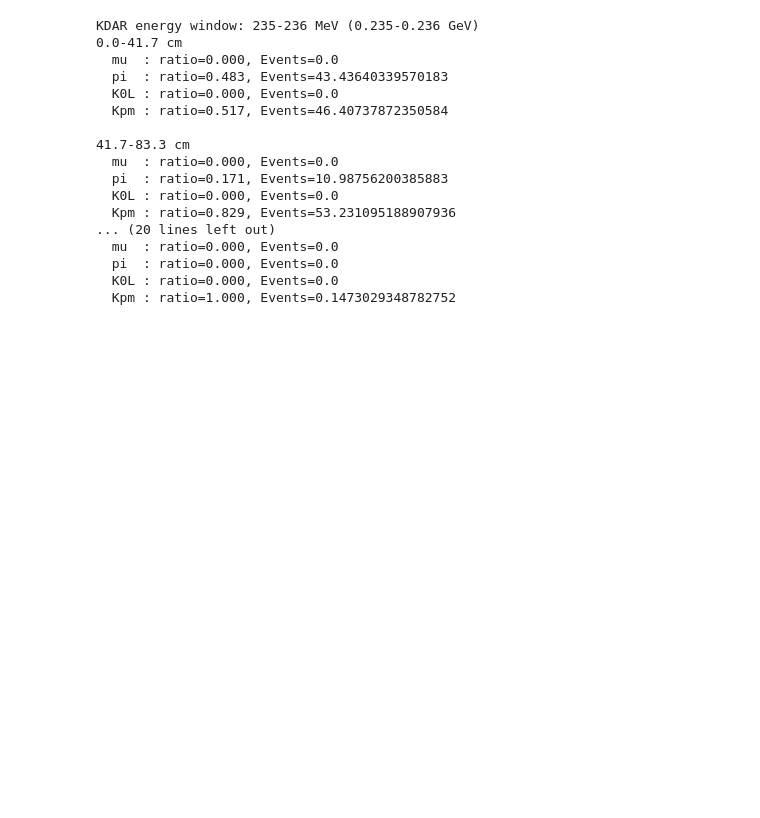
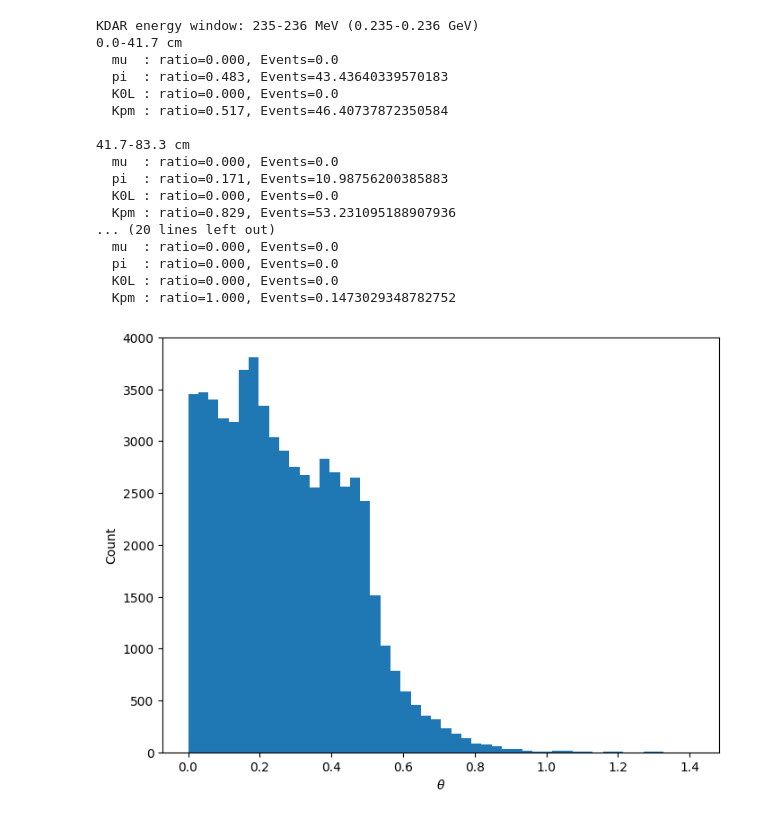
Before and after one commit to tomdsimpson/KDAR-Summer-Project, a Jupyter notebook: angular_distribution.ipynb, the cells around one changed output. Saved outputs shown, nothing was run; the diff lists cells and outputs as text; code cells hidden in the pictures; blank space fills up the shorter version.

```diff
--- a/angular_distribution.ipynb
+++ b/angular_distribution.ipynb
@@ -113,3 +113,17 @@ KDAR energy window: 235-236 MeV (0.235-0.236 GeV)
   pi  : ratio=0.000, Events=0.0
   K0L : ratio=0.000, Events=0.0
   Kpm : ratio=1.000, Events=0.1473029348782752
+# %%
+fig, ax = plt.subplots(figsize=(8,6))
+
+thetas = np.degrees(np.arctan2(radii, data.decay_x + 1.1e4))
+
+#ax.fill_between([0.4, 1.5], 0, 4000, color="red", alpha=0.2)
+ax.hist(thetas, bins=50)
+ax.set_xlabel(r"$\theta$")
+ax.set_ylabel("Count")
+
+
+plt.show()
+# %% [output]
+[figure, added]
```
Also changed, not shown: parts of 1 cell of this notebook, 2 other files.
